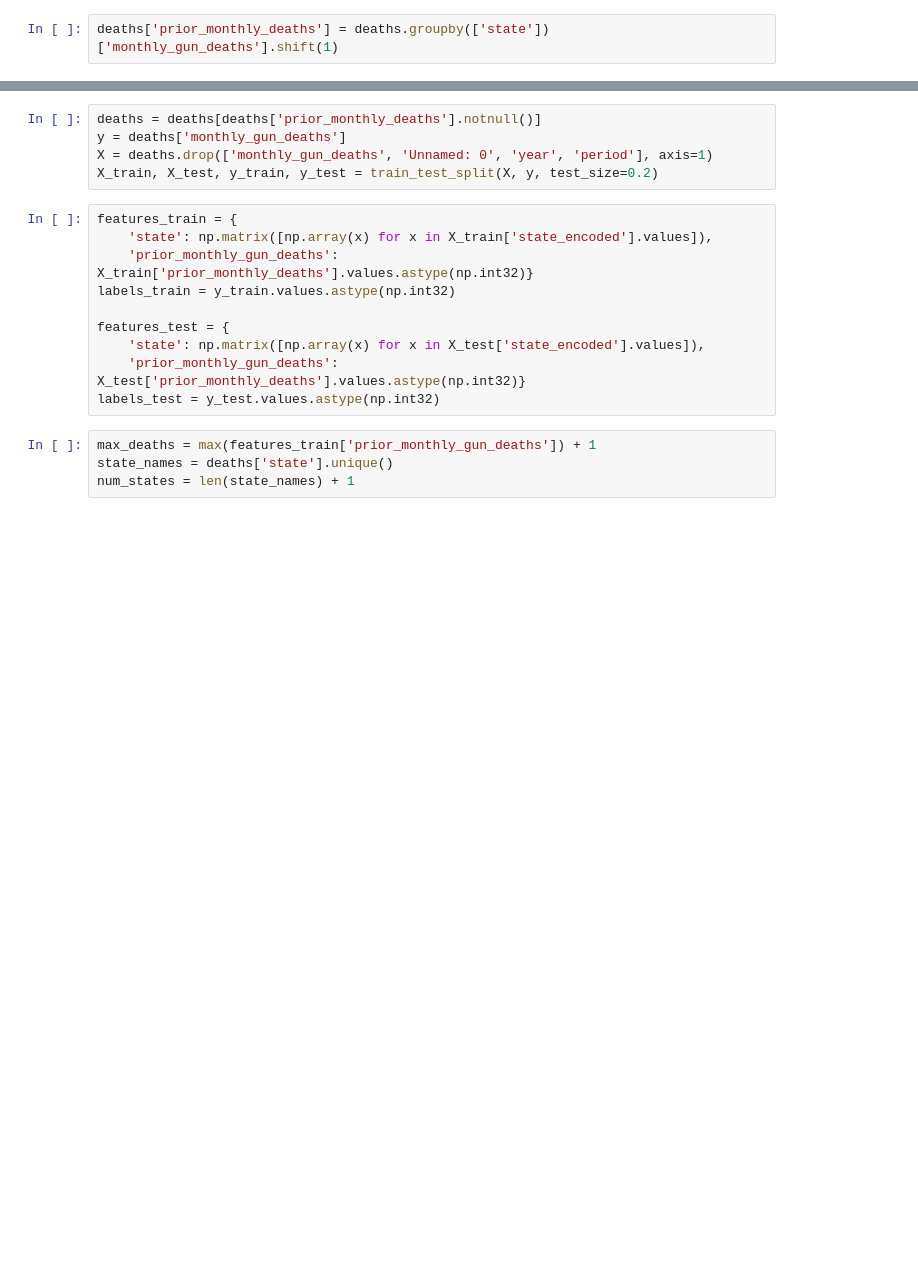
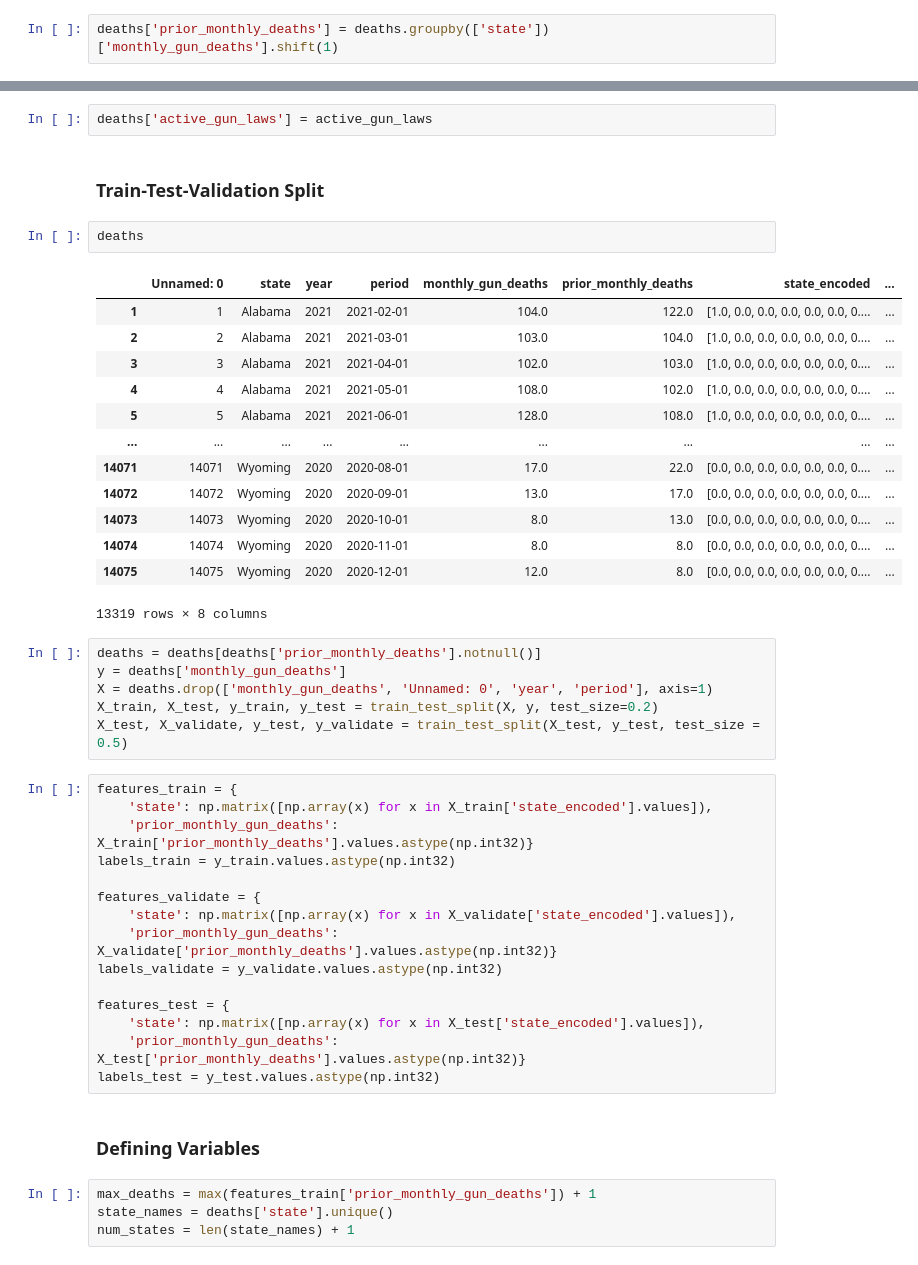
Before and after one commit to hanansuk/guns_n_roses, a Jupyter notebook: lme_model.ipynb, the cells around one changed output, grey strips where cells are left out. Drawn from its saved outputs; the diff is of its cells as text; blank space fills up the shorter version.

```diff
--- a/lme_model.ipynb
+++ b/lme_model.ipynb
@@ -72,18 +96,46 @@ deaths['state_encoded'] = [states_encoded[state].T.values.tolist()[0] for state
+# %%
+deaths['active_gun_laws'] = active_gun_laws
+# %% [markdown]
+### Train-Test-Validation Split
+# %%
+deaths
+# %% [output]
+|  | Unnamed: 0 | state | year | period | monthly_gun_deaths | prior_monthly_deaths | state_encoded | ... |
+| 1 | 1 | Alabama | 2021 | 2021-02-01 | 104.0 | 122.0 | [1.0, 0.0, 0.0, 0.0, 0.0, 0.0, 0.... | ... |
+| 2 | 2 | Alabama | 2021 | 2021-03-01 | 103.0 | 104.0 | [1.0, 0.0, 0.0, 0.0, 0.0, 0.0, 0.... | ... |
+| 3 | 3 | Alabama | 2021 | 2021-04-01 | 102.0 | 103.0 | [1.0, 0.0, 0.0, 0.0, 0.0, 0.0, 0.... | ... |
+| 4 | 4 | Alabama | 2021 | 2021-05-01 | 108.0 | 102.0 | [1.0, 0.0, 0.0, 0.0, 0.0, 0.0, 0.... | ... |
+| 5 | 5 | Alabama | 2021 | 2021-06-01 | 128.0 | 108.0 | [1.0, 0.0, 0.0, 0.0, 0.0, 0.0, 0.... | ... |
+| ... | ... | ... | ... | ... | ... | ... | ... | ... |
+| 14071 | 14071 | Wyoming | 2020 | 2020-08-01 | 17.0 | 22.0 | [0.0, 0.0, 0.0, 0.0, 0.0, 0.0, 0.... | ... |
+| 14072 | 14072 | Wyoming | 2020 | 2020-09-01 | 13.0 | 17.0 | [0.0, 0.0, 0.0, 0.0, 0.0, 0.0, 0.... | ... |
+| 14073 | 14073 | Wyoming | 2020 | 2020-10-01 | 8.0 | 13.0 | [0.0, 0.0, 0.0, 0.0, 0.0, 0.0, 0.... | ... |
+| 14074 | 14074 | Wyoming | 2020 | 2020-11-01 | 8.0 | 8.0 | [0.0, 0.0, 0.0, 0.0, 0.0, 0.0, 0.... | ... |
+| 14075 | 14075 | Wyoming | 2020 | 2020-12-01 | 12.0 | 8.0 | [0.0, 0.0, 0.0, 0.0, 0.0, 0.0, 0.... | ... |
+13319 rows × 8 columns
 # %%
 deaths = deaths[deaths['prior_monthly_deaths'].notnull()]
 y = deaths['monthly_gun_deaths']
 X = deaths.drop(['monthly_gun_deaths', 'Unnamed: 0', 'year', 'period'], axis=1)
 X_train, X_test, y_train, y_test = train_test_split(X, y, test_size=0.2)
+X_test, X_validate, y_test, y_validate = train_test_split(X_test, y_test, test_size = 0.5)
 # %%
 features_train = {
     'state': np.matrix([np.array(x) for x in X_train['state_encoded'].values]),
     'prior_monthly_gun_deaths': X_train['prior_monthly_deaths'].values.astype(np.int32)}
 labels_train = y_train.values.astype(np.int32)
 
+features_validate = {
+    'state': np.matrix([np.array(x) for x in X_validate['state_encoded'].values]),
+    'prior_monthly_gun_deaths': X_validate['prior_monthly_deaths'].values.astype(np.int32)}
+labels_validate = y_validate.values.astype(np.int32)
+
 features_test = {
     'state': np.matrix([np.array(x) for x in X_test['state_encoded'].values]),
     'prior_monthly_gun_deaths': X_test['prior_monthly_deaths'].values.astype(np.int32)}
 labels_test = y_test.values.astype(np.int32)
+# %% [markdown]
+### Defining Variables
 # %%
 max_deaths = max(features_train['prior_monthly_gun_deaths']) + 1
 state_names = deaths['state'].unique()
```
Also changed, not shown: parts of 30 cells of this notebook.
